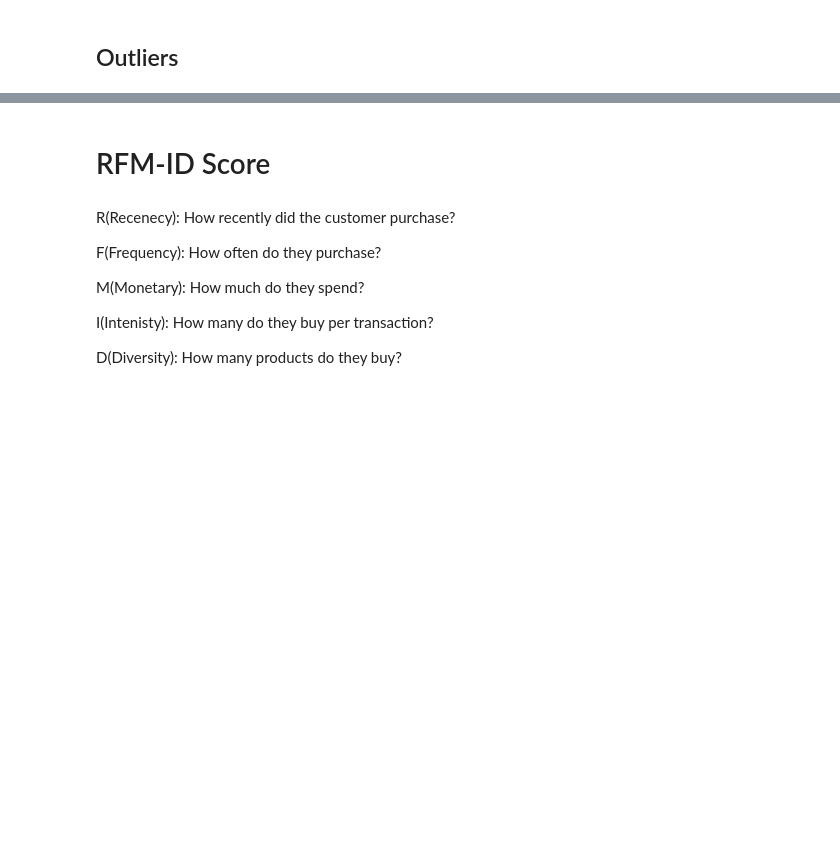
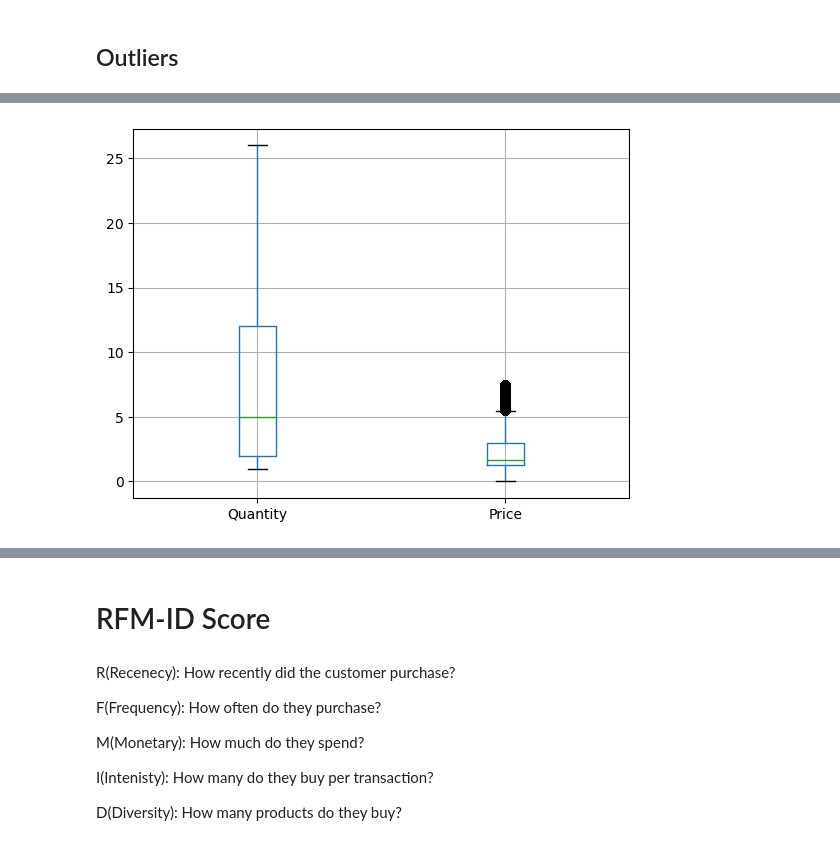
Before and after one commit to Ahmed-Ashraf-Marzouk/RFM-ID-customer-segmentation, a Jupyter notebook: main.ipynb, the cells around one changed output, grey strips where cells are left out. Drawn from its saved outputs; the diff is of its cells as text; code cells hidden in the pictures; blank space fills up the shorter version.

```diff
--- a/main.ipynb
+++ b/main.ipynb
@@ -105,0 +131,24 @@ df_proc = df_c.dropna()
+# %%
+# Removing outliers from Quantity
+Q1 = df_proc.Quantity.quantile(0.25)
+Q3 = df_proc.Quantity.quantile(0.75)
+IQR = Q3 - Q1
+lower_limit = Q1 - 1.5 * IQR
+upper_limit = Q3 + 1.5 * IQR
+
+df_proc = df_proc[(df_proc.Quantity>lower_limit)&(df_proc.Quantity<upper_limit)]
+# %%
+# Removing outliers from Price.
+# Run this twice to remove all the outliers.
+Q1 = df_proc.Price.quantile(0.25)
+Q3 = df_proc.Price.quantile(0.75)
+IQR = Q3 - Q1
+lower_limit = Q1 - 1.5 * IQR
+upper_limit = Q3 + 1.5 * IQR
+
+df_proc = df_proc[(df_proc.Price>lower_limit)&(df_proc.Price<upper_limit)]
+# %%
+df_proc[["Quantity", "Price"]].boxplot()
+plt.show() # Why this line made it to work?
+# %% [output]
+[figure, added]
```
Also changed, not shown: parts of 25 cells of this notebook.
